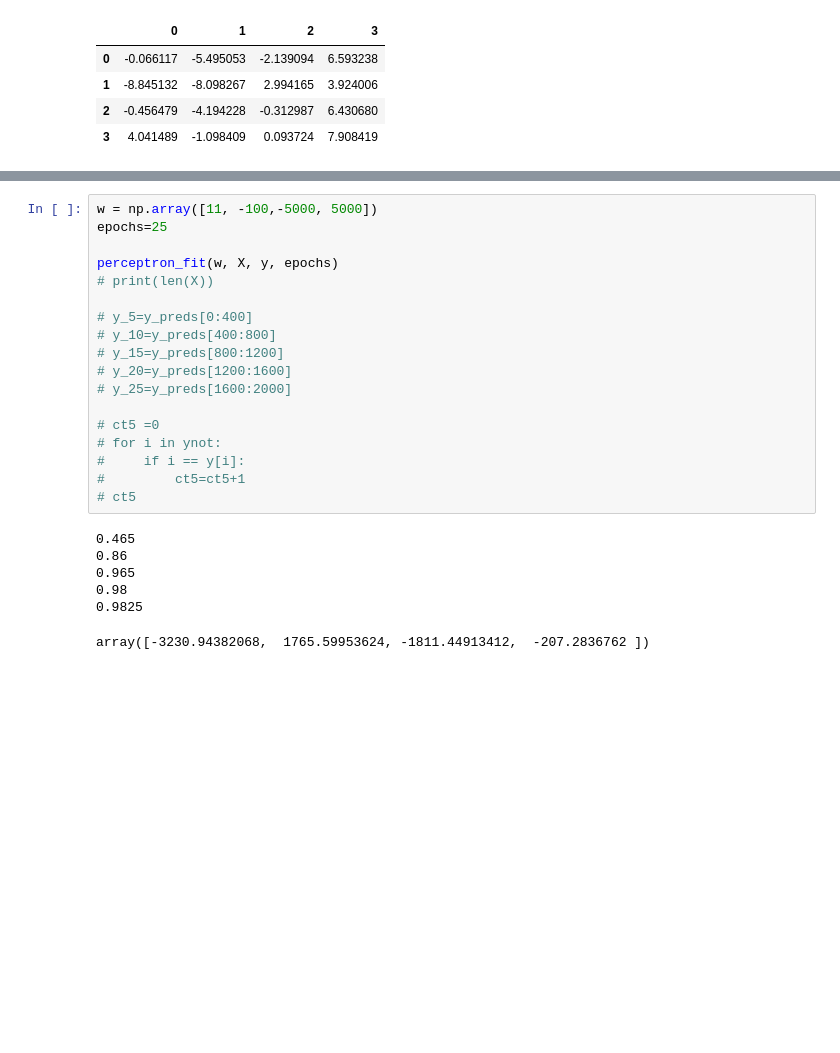
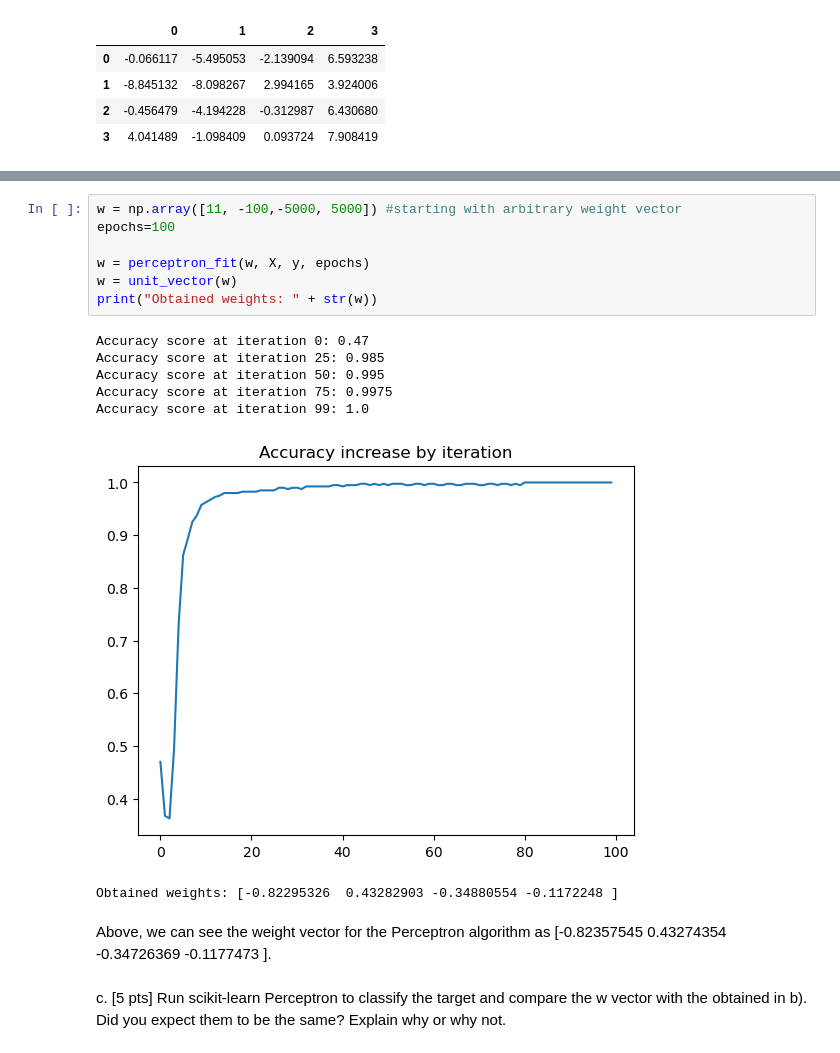
Before and after one commit to matthewpkearney/hw2-classification, a Jupyter notebook: MatthewKearney_HW2.ipynb, the cells around one changed output, grey strips where cells are left out. Drawn from its saved outputs; the diff is of its cells as text; blank space fills up the shorter version.

```diff
--- a/MatthewKearney_HW2.ipynb
+++ b/MatthewKearney_HW2.ipynb
@@ -466,26 +494,21 @@ def perceptron_fit(w, X, Y, epochs):
     return w
-# %%
-w = np.array([11, -100,-5000, 5000])
-epochs=25
-
-perceptron_fit(w, X, y, epochs)
-# print(len(X))
-
-# y_5=y_preds[0:400]
-# y_10=y_preds[400:800]
-# y_15=y_preds[800:1200]
-# y_20=y_preds[1200:1600]
-# y_25=y_preds[1600:2000]
-
-# ct5 =0
-# for i in ynot:
-#     if i == y[i]:
-#         ct5=ct5+1
-# ct5
-# %% [output]
-0.465
-0.86
-0.965
-0.98
-0.9825
-array([-3230.94382068,  1765.59953624, -1811.44913412,  -207.2836762 ])
+# %%
+w = np.array([11, -100,-5000, 5000]) #starting with arbitrary weight vector
+epochs=100
+
+w = perceptron_fit(w, X, y, epochs)
+w = unit_vector(w)
+print("Obtained weights: " + str(w))
+# %% [output]
+Accuracy score at iteration 0: 0.47
+Accuracy score at iteration 25: 0.985
+Accuracy score at iteration 50: 0.995
+Accuracy score at iteration 75: 0.9975
+Accuracy score at iteration 99: 1.0
+[figure, added]
+Obtained weights: [-0.82295326  0.43282903 -0.34880554 -0.1172248 ]
+# %% [markdown]
+Above, we can see the weight vector for the Perceptron algorithm as [-0.82357545  0.43274354 -0.34726369 -0.1177473 ].
+# %% [markdown]
+c. [5 pts] Run scikit-learn Perceptron to classify the target and compare the w vector with the
+ obtained in b). Did you expect them to be the same? Explain why or why not.
```
Also changed, not shown: parts of 10 cells of this notebook, 1 other file.
